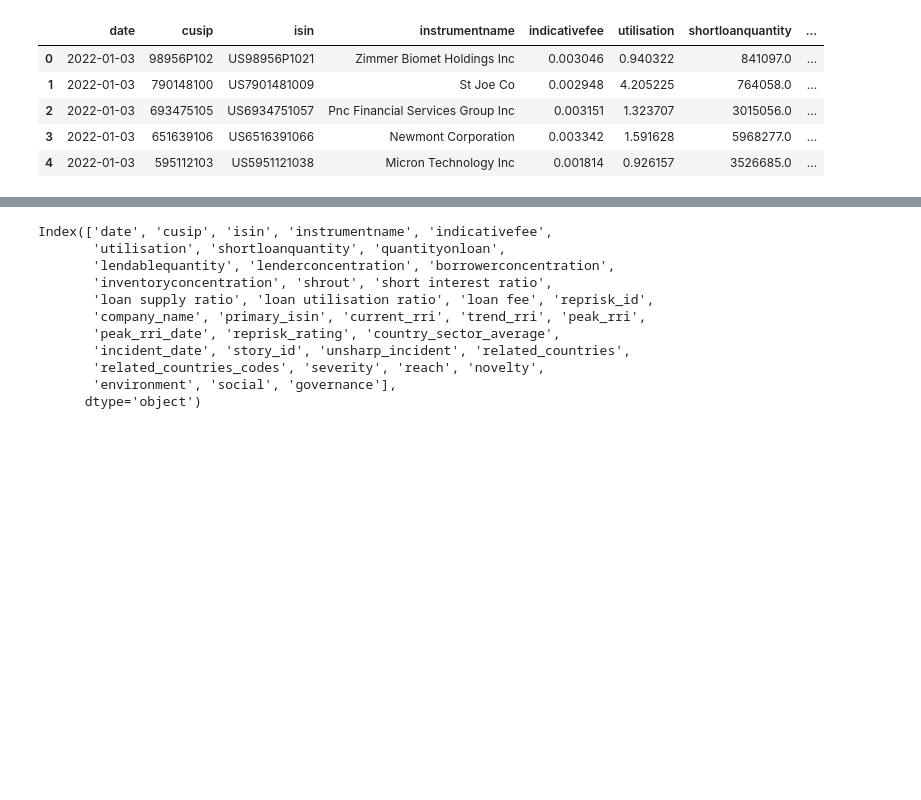
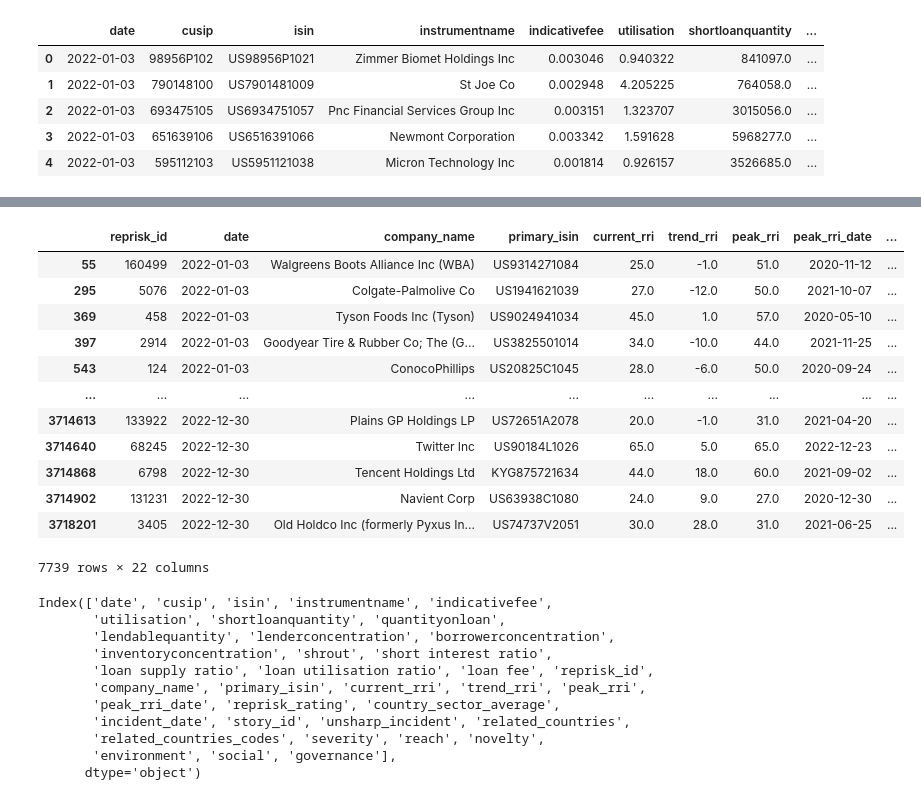
Before and after one commit to baptistepepin/FINM-32900-PROJECT, a Jupyter notebook: src/Merging Markit - Resprisk Exploration - on Names.ipynb, the cells around one changed output, grey strips where cells are left out. Saved outputs shown, nothing was run; the diff lists cells and outputs as text; code cells hidden in the pictures; blank space fills up the shorter version.

```diff
--- a/src/Merging Markit - Resprisk Exploration - on Names.ipynb
+++ b/src/Merging Markit - Resprisk Exploration - on Names.ipynb
@@ -95,3 +116,22 @@ dtype: int64
+# %%
+cols = list(reprisk.columns)
+reprisk2 = test[cols]
+
+reprisk2.dropna()
+# %% [output]
+|  | reprisk_id | date | company_name | primary_isin | current_rri | trend_rri | peak_rri | peak_rri_date | ... |
+| 55 | 160499 | 2022-01-03 | Walgreens Boots Alliance Inc (WBA) | US9314271084 | 25.0 | -1.0 | 51.0 | 2020-11-12 | ... |
+| 295 | 5076 | 2022-01-03 | Colgate-Palmolive Co | US1941621039 | 27.0 | -12.0 | 50.0 | 2021-10-07 | ... |
+| 369 | 458 | 2022-01-03 | Tyson Foods Inc (Tyson) | US9024941034 | 45.0 | 1.0 | 57.0 | 2020-05-10 | ... |
+| 397 | 2914 | 2022-01-03 | Goodyear Tire & Rubber Co; The (G... | US3825501014 | 34.0 | -10.0 | 44.0 | 2021-11-25 | ... |
+| 543 | 124 | 2022-01-03 | ConocoPhillips | US20825C1045 | 28.0 | -6.0 | 50.0 | 2020-09-24 | ... |
+| ... | ... | ... | ... | ... | ... | ... | ... | ... | ... |
+| 3714613 | 133922 | 2022-12-30 | Plains GP Holdings LP | US72651A2078 | 20.0 | -1.0 | 31.0 | 2021-04-20 | ... |
+| 3714640 | 68245 | 2022-12-30 | Twitter Inc | US90184L1026 | 65.0 | 5.0 | 65.0 | 2022-12-23 | ... |
+| 3714868 | 6798 | 2022-12-30 | Tencent Holdings Ltd | KYG875721634 | 44.0 | 18.0 | 60.0 | 2021-09-02 | ... |
+| 3714902 | 131231 | 2022-12-30 | Navient Corp | US63938C1080 | 24.0 | 9.0 | 27.0 | 2020-12-30 | ... |
+| 3718201 | 3405 | 2022-12-30 | Old Holdco Inc (formerly Pyxus In... | US74737V2051 | 30.0 | 28.0 | 31.0 | 2021-06-25 | ... |
+7739 rows × 22 columns
 # %%
 test.columns
 # %% [output]
```
Also changed, not shown: parts of 5 cells of this notebook, 2 other files.
